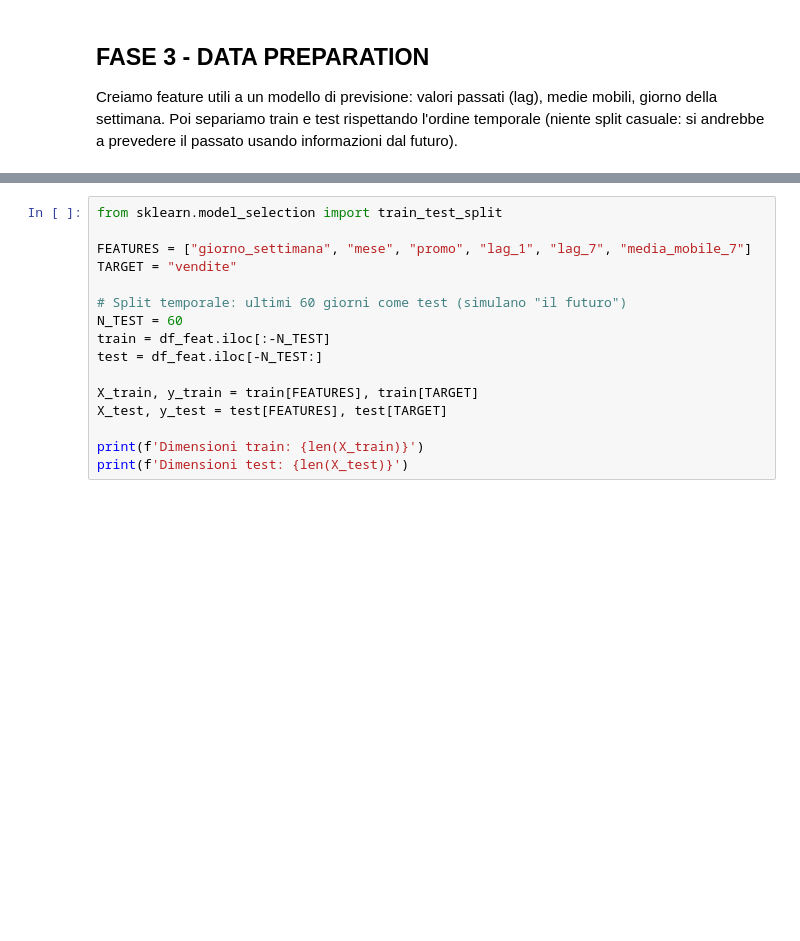
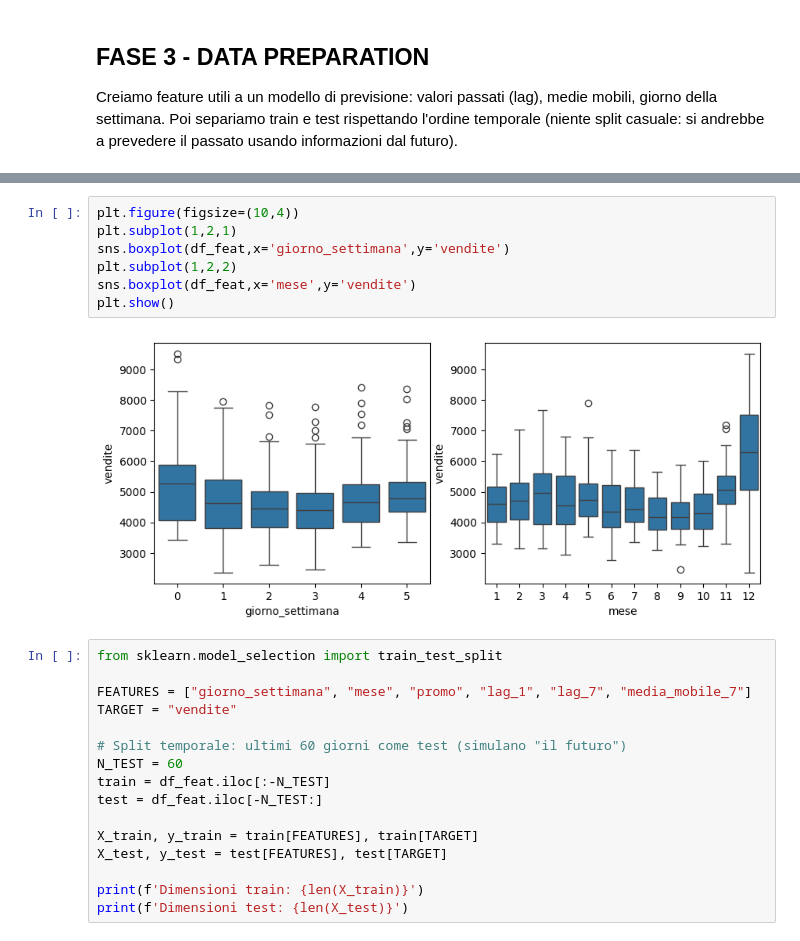
Before and after one commit to misterkilgore/machine_learning_4_pmi, a Jupyter notebook: scortemagazzino/magazzino.ipynb, the cells around one changed output, grey strips where cells are left out. Saved outputs shown, nothing was run; the diff lists cells and outputs as text; blank space fills up the shorter version.

```diff
--- a/scortemagazzino/magazzino.ipynb
+++ b/scortemagazzino/magazzino.ipynb
@@ -172,3 +212,12 @@ df_feat.head()
+# %%
+plt.figure(figsize=(10,4))
+plt.subplot(1,2,1)
+sns.boxplot(df_feat,x='giorno_settimana',y='vendite')
+plt.subplot(1,2,2)
+sns.boxplot(df_feat,x='mese',y='vendite')
+plt.show()
+# %% [output]
+[figure, added]
 # %%
 from sklearn.model_selection import train_test_split
 
```
Also changed, not shown: parts of 14 cells of this notebook.
